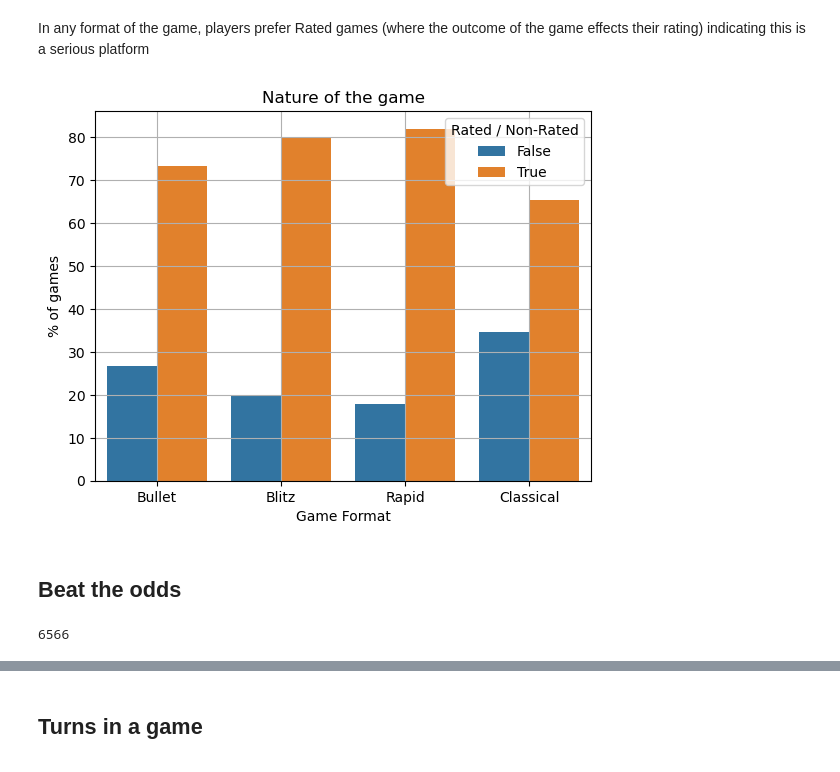
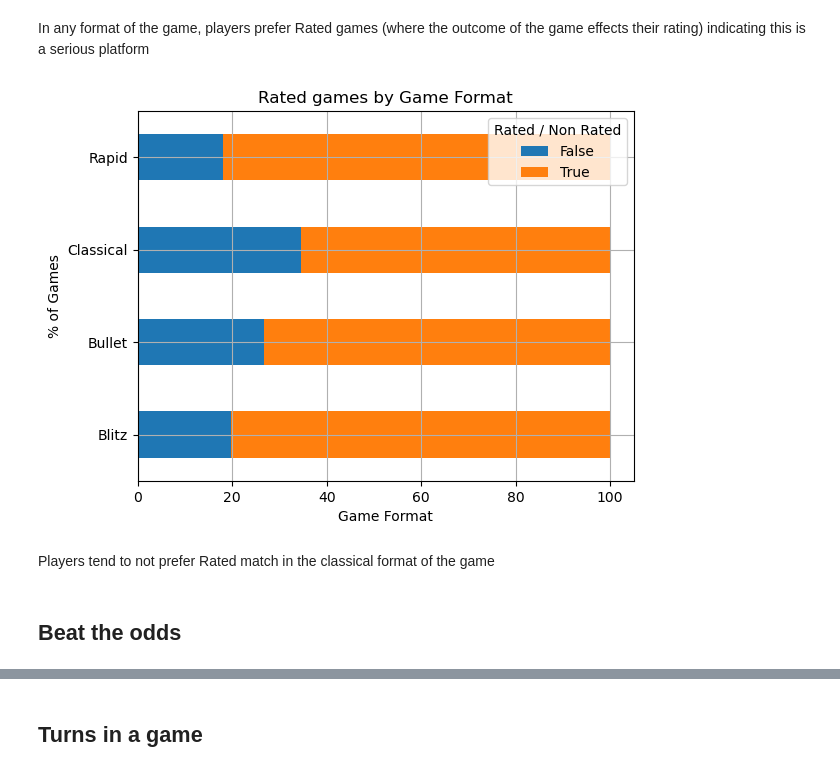
Before and after one commit to avezshariq/DataScience, a Jupyter notebook: chess/lichess.ipynb, the cells around one changed output, grey strips where cells are left out. Saved outputs shown, nothing was run; the diff lists cells and outputs as text; code cells hidden in the pictures.

```diff
--- a/chess/lichess.ipynb
+++ b/chess/lichess.ipynb
@@ -138,14 +127,20 @@ In any format of the game, players prefer Rated games (where the outcome of the
-# %%
-plot_df = percentage_df_generator_for_game_formats('rated')
-plot_df.columns = ['rated', 'game_format', 'rated_percentage']
-sns.barplot(data=plot_df, x='game_format', y='rated_percentage', hue='rated')
-plt.title('Nature of the game')
-plt.xlabel('Game Format')
-plt.ylabel('% of games')
-plt.legend(title='Rated / Non-Rated')
-plt.grid(True)
-plt.show()
-# %% [output]
-[figure, removed]
+# %%
+# Pivot the DataFrame and calculate percentages
+pivot_df = df.pivot_table(index='format', columns='rated', values='count', aggfunc='sum', fill_value=0)
+pivot_df_percentage = pivot_df.div(pivot_df.sum(axis=1), axis=0) * 100
+
+# Plot the stacked bar chart
+pivot_df_percentage.plot(kind='barh', stacked=True)
+
+plt.title('Rated games by Game Format')
+plt.xlabel('Game Format')
+plt.ylabel('% of Games')
+plt.legend(title='Rated / Non Rated')
+plt.grid(True)
+plt.show()
+# %% [output]
+[figure, added]
+# %% [markdown]
+Players tend to not prefer Rated match in the classical format of the game
 # %% [markdown]
 ## Beat the odds
@@ -154,4 +147,3 @@ plt.show()
 # %%
-(((df['winner'] == 'white') & (df['white_rating'] < df['black_rating'])) | ((df['winner'] == 'black') & (df['black_rating'] < df['white_rating']))).sum()
+condition = (((df['winner'] == 'white') & (df['white_rating'] < df['black_rating'])) | ((df['winner'] == 'black') & (df['black_rating'] < df['white_rating'])))
+df['beat_the_odds'] = np.where(condition, 1, 0)
-# %% [output]
-6566
```
Also changed, not shown: parts of 13 cells of this notebook.
